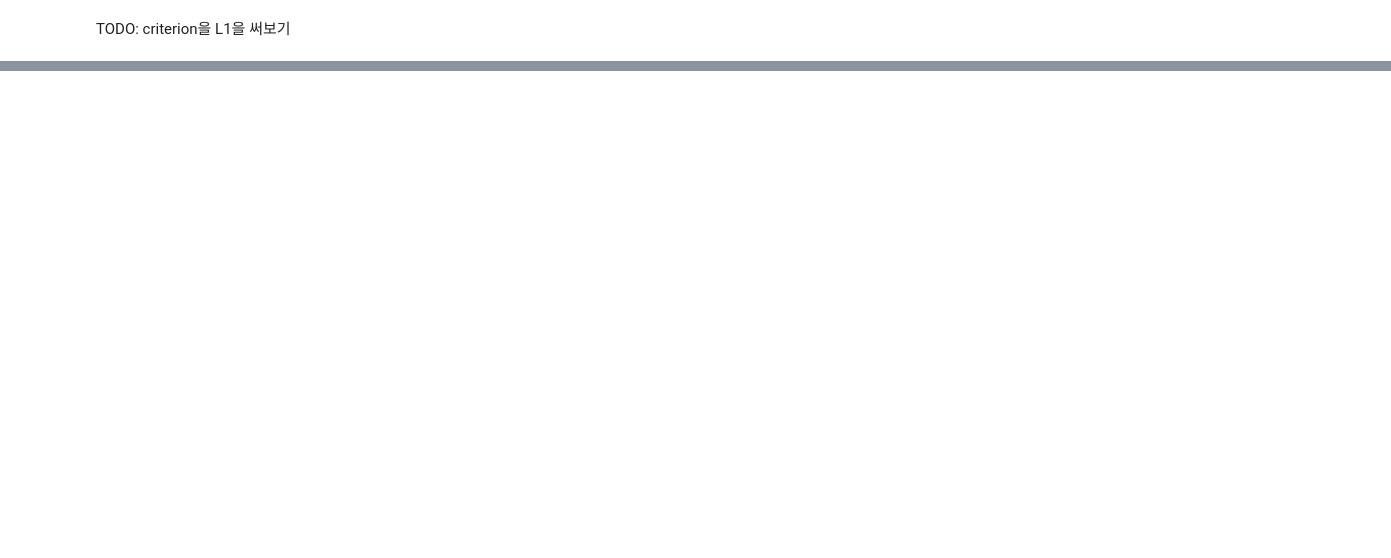
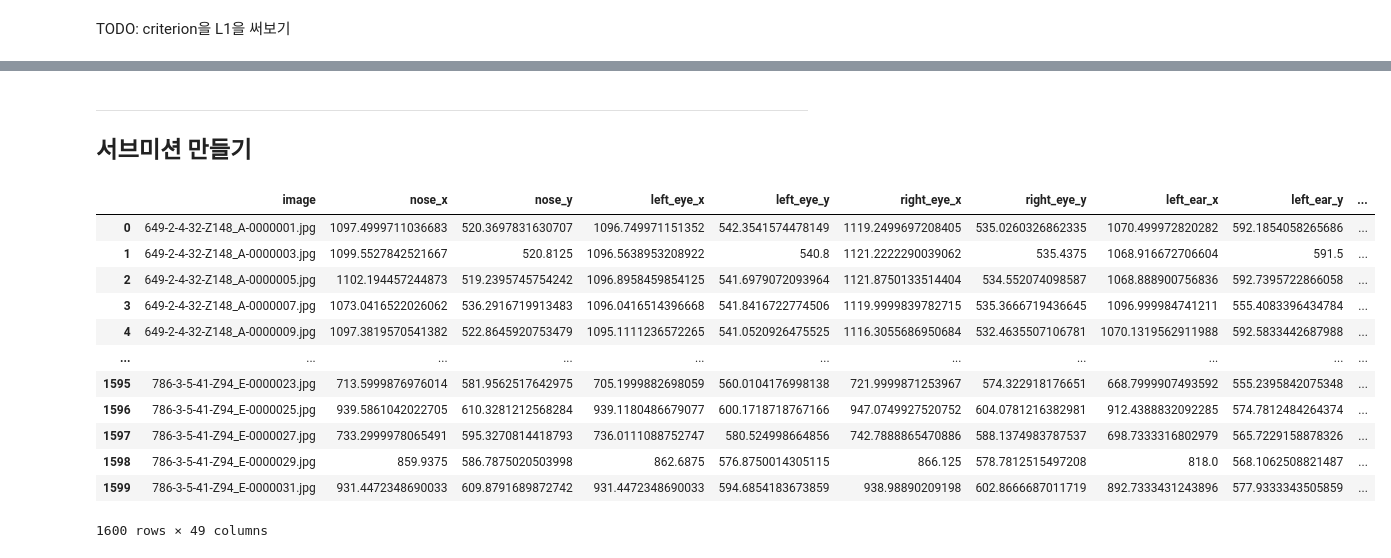
Before and after one commit to Kitsunetic/motion-keypoint, a Jupyter notebook: HRNet 학습.ipynb, the cells around one changed output, grey strips where cells are left out. Saved outputs shown, nothing was run; the diff lists cells and outputs as text; code cells hidden in the pictures; blank space fills up the shorter version.

```diff
--- a/HRNet 학습.ipynb
+++ b/HRNet 학습.ipynb
@@ -313,0 +462,4 @@ TODO: criterion을 L1을 써보기
+# %% [markdown]
+---
+
+## 서브미션 만들기
@@ -313,0 +470,48 @@ TODO: criterion을 L1을 써보기
+# %%
+torch.set_grad_enabled(False)
+model.eval()
+
+results = []
+for fold in range(1, 6):
+    model.load_state_dict(torch.load(ckpt_files[fold - 1])["model"])
+    torch.cuda.empty_cache()
+
+    result = []
+    with tqdm(total=len(dl_test.dataset), ncols=100, file=sys.stdout) as t:
+        for fs, xs, offsets, ratios in dl_test:
+            ps = model(xs.cuda()).cpu()
+            for f, p, offset, ratio in zip(fs, ps, offsets, ratios):
+                pos = channel2point(p).astype(np.float64)
+                pos[:, 0] = pos[:, 0] / ratio[0] + offset[0]
+                pos[:, 1] = pos[:, 1] / ratio[1] + offset[1]
+                out = np.concatenate([[f], pos.flatten()])
+                result.append(out)
+
+                t.set_postfix_str(f)
+                t.update()
+    result = np.stack(result)
+    results.append(result)
+    df_out = pd.DataFrame(result, columns=sample_submission.columns)
+    df_out.to_csv(RESULT_DIR / f"submit-20210310-230820_{fold}.csv", index=False)
+# %%
+results = np.stack(results)
+# %%
+total_submission = np.concatenate([results[0, :, 0:1], results[:, :, 1:].astype(np.float64).mean(0)], 1)
+# %%
+total_submission = pd.DataFrame(total_submission, columns=sample_submission.columns)
+# %%
+total_submission
+# %% [output]
+|  | image | nose_x | nose_y | left_eye_x | left_eye_y | right_eye_x | right_eye_y | left_ear_x | left_ear_y | ... |
+| 0 | 649-2-4-32-Z148_A-0000001.jpg | 1097.4999711036683 | 520.3697831630707 | 1096.749971151352 | 542.3541574478149 | 1119.2499697208405 | 535.0260326862335 | 1070.499972820282 | 592.1854058265686 | ... |
+| 1 | 649-2-4-32-Z148_A-0000003.jpg | 1099.5527842521667 | 520.8125 | 1096.5638953208922 | 540.8 | 1121.2222290039062 | 535.4375 | 1068.916672706604 | 591.5 | ... |
+| 2 | 649-2-4-32-Z148_A-0000005.jpg | 1102.194457244873 | 519.2395745754242 | 1096.8958459854125 | 541.6979072093964 | 1121.8750133514404 | 534.552074098587 | 1068.888900756836 | 592.7395722866058 | ... |
+| 3 | 649-2-4-32-Z148_A-0000007.jpg | 1073.0416522026062 | 536.2916719913483 | 1096.0416514396668 | 541.8416722774506 | 1119.9999839782715 | 535.3666719436645 | 1096.999984741211 | 555.4083396434784 | ... |
+| 4 | 649-2-4-32-Z148_A-0000009.jpg | 1097.3819570541382 | 522.8645920753479 | 1095.1111236572265 | 541.0520926475525 | 1116.3055686950684 | 532.4635507106781 | 1070.1319562911988 | 592.5833442687988 | ... |
+| ... | ... | ... | ... | ... | ... | ... | ... | ... | ... | ... |
+| 1595 | 786-3-5-41-Z94_E-0000023.jpg | 713.5999876976014 | 581.9562517642975 | 705.1999882698059 | 560.0104176998138 | 721.9999871253967 | 574.322918176651 | 668.7999907493592 | 555.2395842075348 | ... |
+| 1596 | 786-3-5-41-Z94_E-0000025.jpg | 939.5861042022705 | 610.3281212568284 | 939.1180486679077 | 600.1718718767166 | 947.0749927520752 | 604.0781216382981 | 912.4388832092285 | 574.7812484264374 | ... |
+| 1597 | 786-3-5-41-Z94_E-0000027.jpg | 733.2999978065491 | 595.3270814418793 | 736.0111088752747 | 580.524998664856 | 742.7888865470886 | 588.1374983787537 | 698.7333316802979 | 565.7229158878326 | ... |
+| 1598 | 786-3-5-41-Z94_E-0000029.jpg | 859.9375 | 586.7875020503998 | 862.6875 | 576.8750014305115 | 866.125 | 578.7812515497208 | 818.0 | 568.1062508821487 | ... |
+| 1599 | 786-3-5-41-Z94_E-0000031.jpg | 931.4472348690033 | 609.8791689872742 | 931.4472348690033 | 594.6854183673859 | 938.98890209198 | 602.8666687011719 | 892.7333431243896 | 577.9333343505859 | ... |
+1600 rows × 49 columns
```
Also changed, not shown: parts of 48 cells of this notebook, 4 other files.
